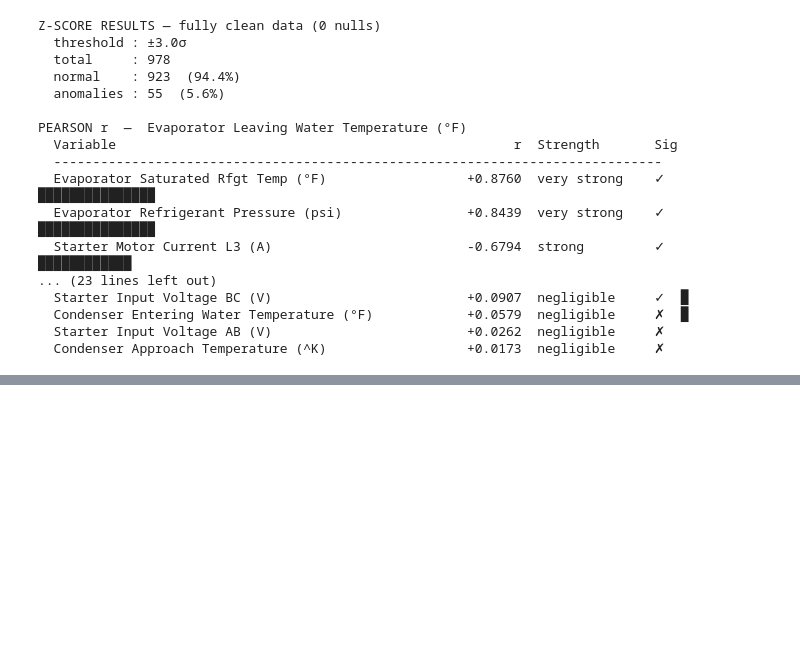
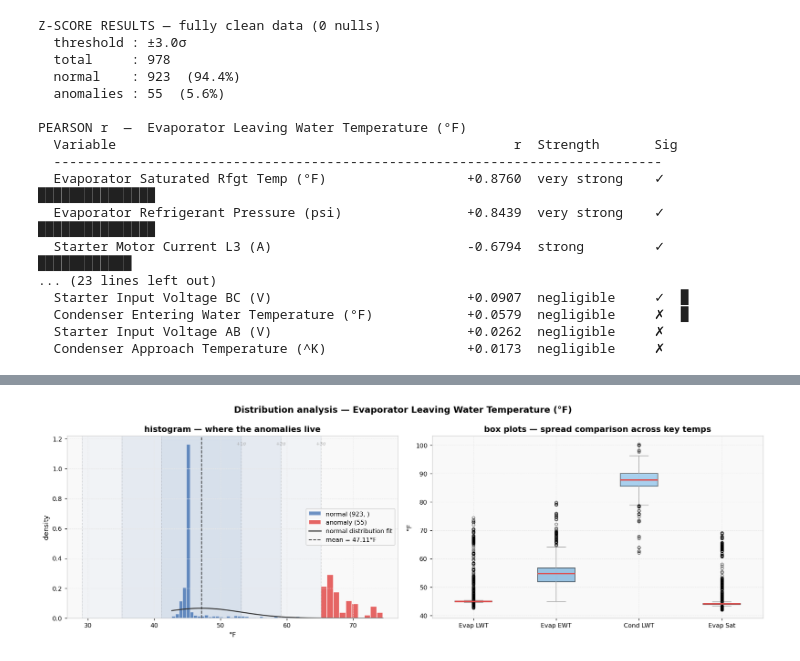
Before and after one commit to cstanisha/chiller_analysis, a Jupyter notebook: chillerdata2.ipynb, the cells around one changed output, grey strips where cells are left out. Cells and saved outputs as stored; diff of their text form; code cells hidden in the pictures; blank space fills up the shorter version.

```diff
--- a/chillerdata2.ipynb
+++ b/chillerdata2.ipynb
@@ -550,0 +630,66 @@ PEARSON r  —  Evaporator Leaving Water Temperature (°F)
+# %%
+# ── showing the math visually — this is how z-score actually works ────────
+# the histogram IS the story: where does normal end and anomaly begin?
+
+fig, (ax1, ax2) = plt.subplots(1, 2, figsize=(15, 5))
+fig.suptitle(f"Distribution analysis — {TARGET}", fontsize=13, fontweight="bold")
+
+mean_v = df_clean[TARGET].mean()
+std_v  = df_clean[TARGET].std()
+
+# ── left: histogram with σ bands annotated ────────────────────────────────
+ax1.hist(normal_[TARGET],  bins=40, color=CLR_NORMAL,  alpha=0.7,
+         label=f"normal ({len(normal_)}, )", edgecolor="white", density=True)
+ax1.hist(anomaly_[TARGET], bins=10, color=CLR_ANOMALY, alpha=0.85,
+         label=f"anomaly ({len(anomaly_)})", edgecolor="white", density=True)
+
+# overlay normal distribution curve
+x_range = np.linspace(df_clean[TARGET].min(), df_clean[TARGET].max(), 300)
+pdf_vals = stats.norm.pdf(x_range, mean_v, std_v)
+ax1.plot(x_range, pdf_vals, color="#333", lw=1.5, ls="-", label="normal distribution fit")
+
+# shade σ regions
+for mult, alpha, label in [(1, 0.08, "±1σ (68%)"), (2, 0.06, "±2σ (95%)"), (3, 0.04, "±3σ (99.7%)")]:
+    ax1.axvspan(mean_v - mult*std_v, mean_v + mult*std_v,
+                alpha=alpha, color=CLR_NORMAL)
+for mult in [1, 2, 3]:
+    ax1.axvline(mean_v + mult*std_v, color=CLR_GREY, lw=0.7, ls=":")
+    ax1.axvline(mean_v - mult*std_v, color=CLR_GREY, lw=0.7, ls=":")
+    ax1.text(mean_v + mult*std_v, ax1.get_ylim()[1] * 0.95 if ax1.get_ylim()[1] > 0 else 0.1,
+             f"+{mult}σ", fontsize=7, color=CLR_GREY, ha="center")
+
+ax1.axvline(mean_v, color="#333", lw=1.2, ls="--", label=f"mean = {mean_v:.2f}°F")
+ax1.set_xlabel("°F")
+ax1.set_ylabel("density")
+ax1.set_title("histogram — where the anomalies live")
+ax1.legend()
+
+# ── right: box plot normal vs anomaly comparison ──────────────────────────
+related_cols = [TARGET,
+                "Evaporator Entering Water Temperature (°F)",
+                "Condenser Leaving Water Temperature (°F)",
+                "Evaporator Saturated Rfgt Temp (°F)"]
+related_cols = [c for c in related_cols if c in df_clean.columns]
+
+plot_data   = [df_clean[c] for c in related_cols]
+labels_abbr = ["Evap LWT", "Evap EWT", "Cond LWT", "Evap Sat"][:len(related_cols)]
+
+bp = ax2.boxplot(plot_data, labels=labels_abbr, patch_artist=True,
+                 medianprops=dict(color=CLR_ANOMALY, linewidth=2),
+                 whiskerprops=dict(color=CLR_GREY),
+                 capprops=dict(color=CLR_GREY),
+                 flierprops=dict(marker="o", color=CLR_ANOMALY,
+                                 alpha=0.5, markersize=4))
+
+colors_box = [CLR_NORMAL, "#5a9fd4", "#72b6e8", "#a8d1f0"]
+for patch, c in zip(bp["boxes"], colors_box[:len(related_cols)]):
+    patch.set_facecolor(c)
+    patch.set_alpha(0.6)
+
+ax2.set_ylabel("°F")
+ax2.set_title("box plots — spread comparison across key temps")
+
+plt.tight_layout()
+plt.show()
+# %% [output]
+[figure, added]
```
Also changed, not shown: parts of 8 cells of this notebook.
